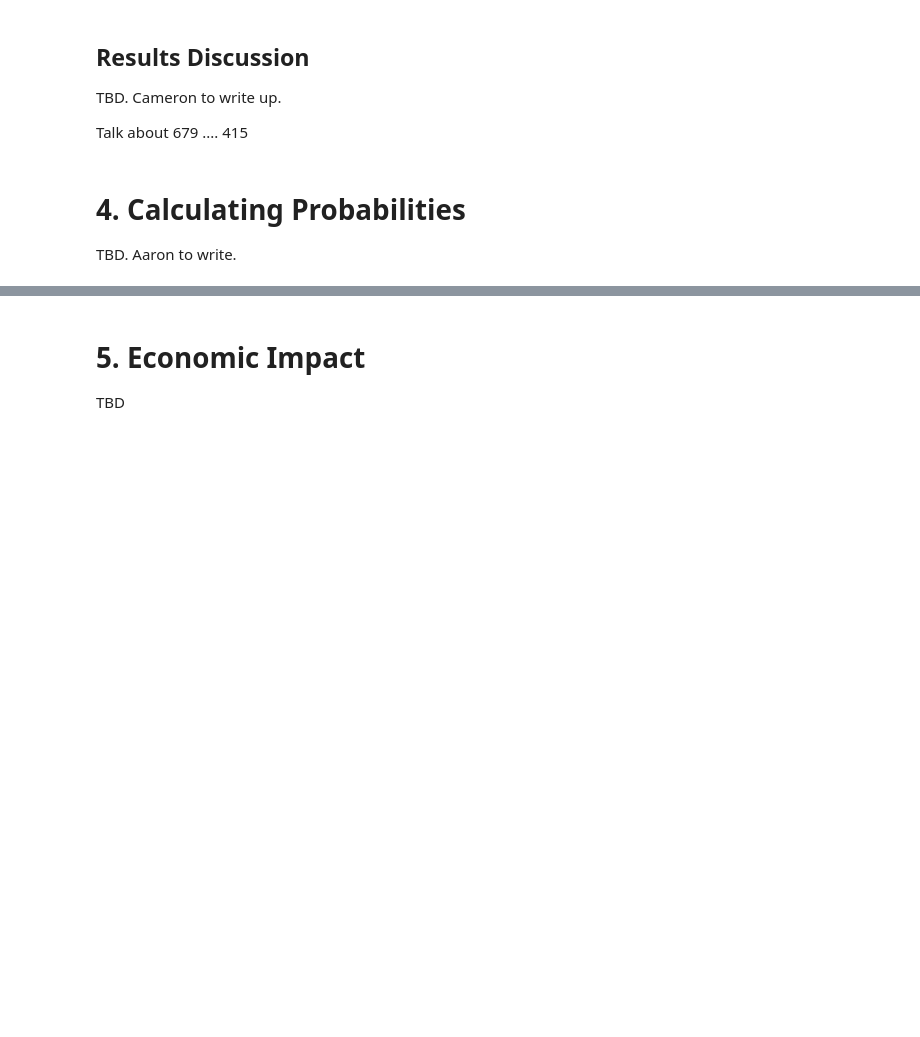
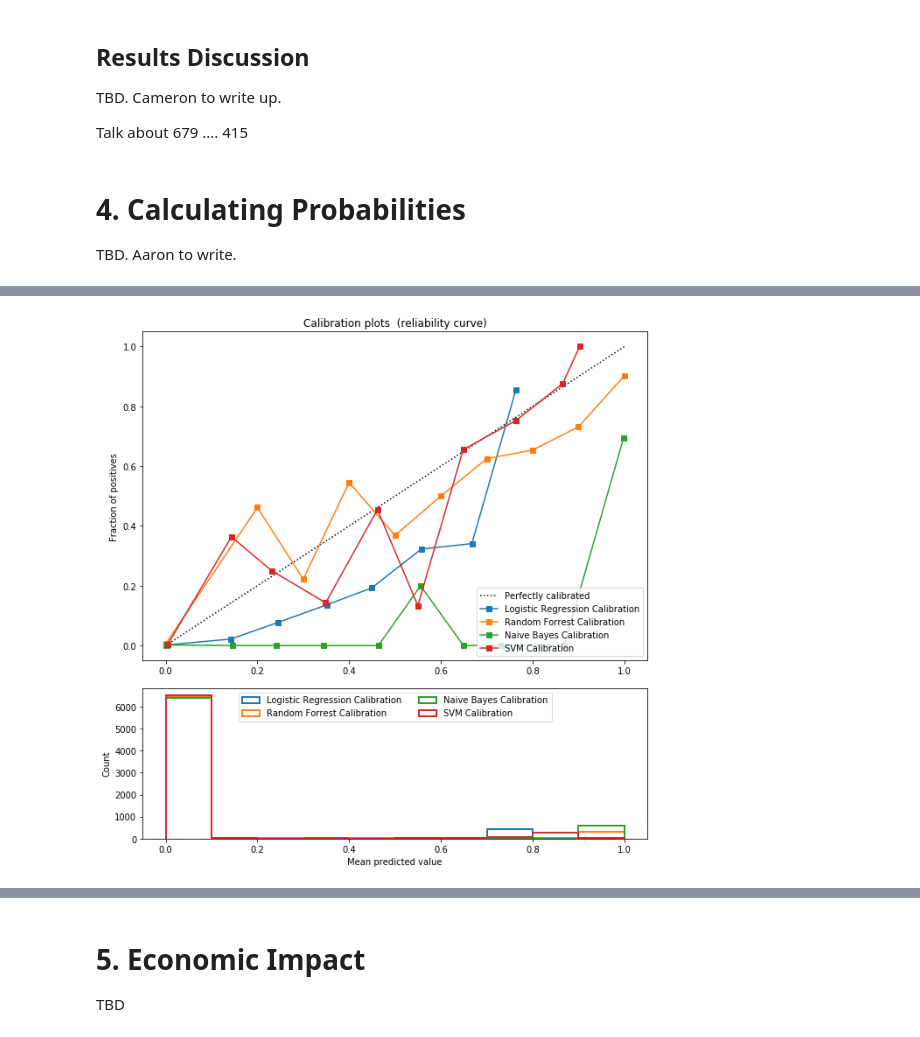
Before and after one commit to ajolson89/W207Fall2018Final, a Jupyter notebook: W207_FinalProj_02MLModels_KennedyKhannaOlson_Final.ipynb, the cells around one changed output, grey strips where cells are left out. Cells and saved outputs as stored; diff of their text form; code cells hidden in the pictures; blank space fills up the shorter version.

```diff
--- a/W207_FinalProj_02MLModels_KennedyKhannaOlson_Final.ipynb
+++ b/W207_FinalProj_02MLModels_KennedyKhannaOlson_Final.ipynb
@@ -532,11 +539,11 @@ plt.tight_layout()
 # %%
 #Fit isotonic and sigmoid calibration to the XG Boost Model
 clf_isotonic = CalibratedClassifierCV(clf_XGB, cv = 2, method = 'isotonic')
-clf_isotonic.fit(train_data, train_labels)
+clf_isotonic.fit(dev_data, dev_labels)
 prob_pos_isotonic = clf_isotonic.predict_proba(test_data)
 
 clf_sigmoid = CalibratedClassifierCV(clf_XGB, cv = 2, method = 'sigmoid')
-clf_sigmoid.fit(train_data, train_labels)
+clf_sigmoid.fit(dev_data, dev_labels)
 prob_pos_sigmoid = clf_isotonic.predict_proba(test_data)
 # %%
 plt.figure(figsize=(9, 9))
@@ -572,3 +579,47 @@ plt.tight_layout()
+# %%
+clf_LR_class = LogisticRegression()
+clf_RF_class = RandomForestClassifier()
+clf_NB_class = GaussianNB()
+clf_SVM_class = svm.SVC(kernel='rbf', probability = True)
+
+plt.figure(figsize=(9, 9))
+ax1 = plt.subplot2grid((3, 1), (0, 0), rowspan=2)
+ax2 = plt.subplot2grid((3, 1), (2, 0))
+
+ax1.plot([0, 1], [0, 1], "k:", label="Perfectly calibrated")
+for clf, name in [(clf_LR_class, 'Logistic Regression Calibration'),
+                 (clf_RF_class, 'Random Forrest Calibration'),
+                 (clf_NB_class, 'Naive Bayes Calibration'),
+                 (clf_SVM_class, 'SVM Calibration')]:
+    probs_dev = clf_GS_XGB.predict_proba(dev_data)[:, 1]
+    probs_dev = probs_dev.reshape(-1, 1)
+    probs_test = clf_GS_XGB.predict_proba(test_data)[:,1]
+    probs_test = probs_test.reshape(-1,1)
+    clf.fit(probs_dev, dev_labels)
+
+
+    #Extract positive probablities from each of the models tested in order to plot
+    prob_pos = clf.predict_proba(probs_test)[:, 1]
+    fraction_of_positives, mean_predicted_value = calibration_curve(test_labels, prob_pos, n_bins=10)
+
+    ax1.plot(mean_predicted_value, fraction_of_positives, "s-",
+             label="%s" %name)
+
+    ax2.hist(prob_pos, range=(0, 1), bins=10, label=name,
+             histtype="step", lw=2)
+
+ax1.set_ylabel("Fraction of positives")
+ax1.set_ylim([-0.05, 1.05])
+ax1.legend(loc="lower right")
+ax1.set_title('Calibration plots  (reliability curve)')
+
+ax2.set_xlabel("Mean predicted value")
+ax2.set_ylabel("Count")
+ax2.legend(loc="upper center", ncol=2)
+
+plt.tight_layout()
+# %% [output]
+[figure, added]
 # %%
 #AARON:  Feel free to keep or remove any / all of the code in this cell. It was my poor man's attempt at calibration.
 #What you have is probably better.
```
Also changed, not shown: parts of 4 cells of this notebook.
